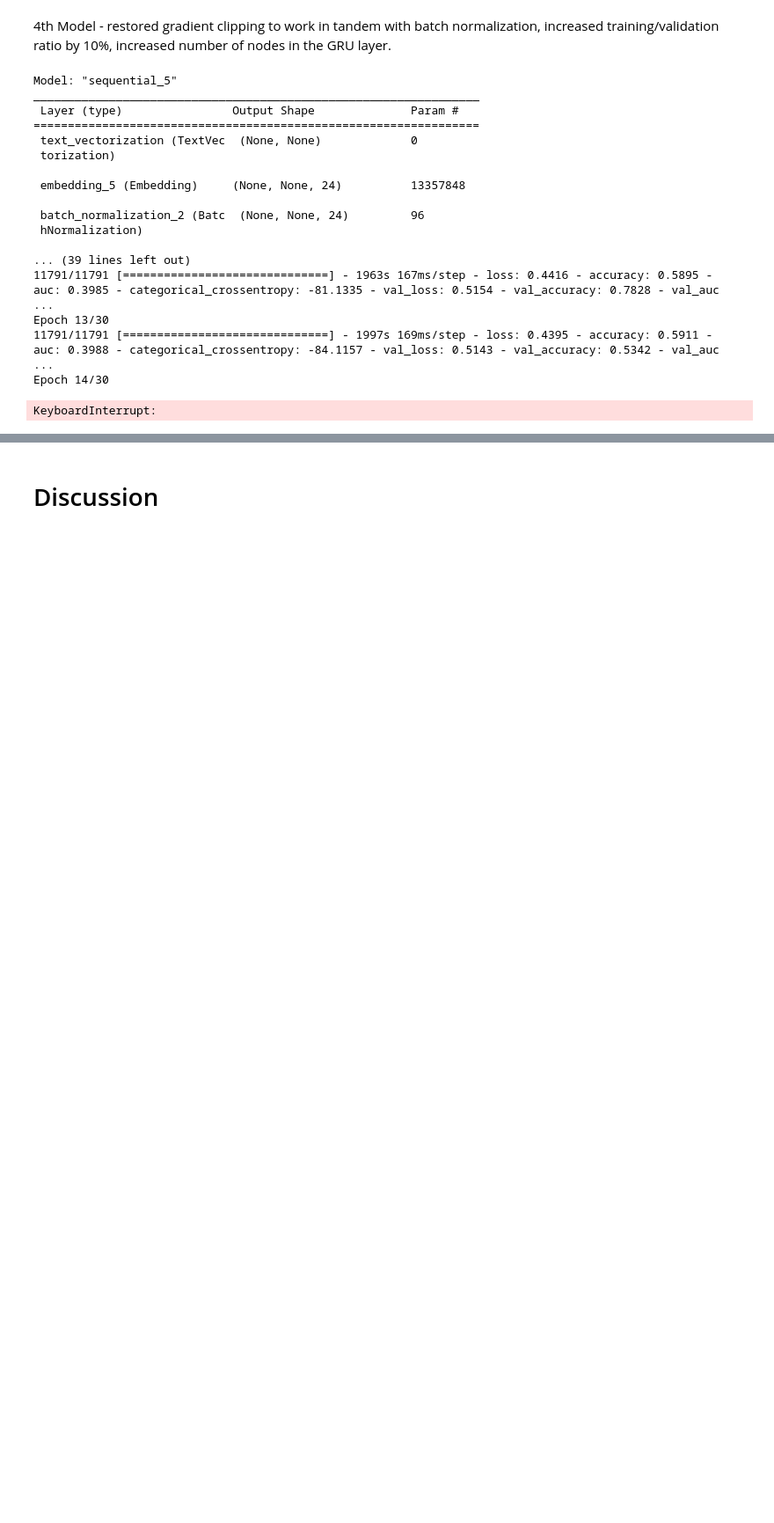
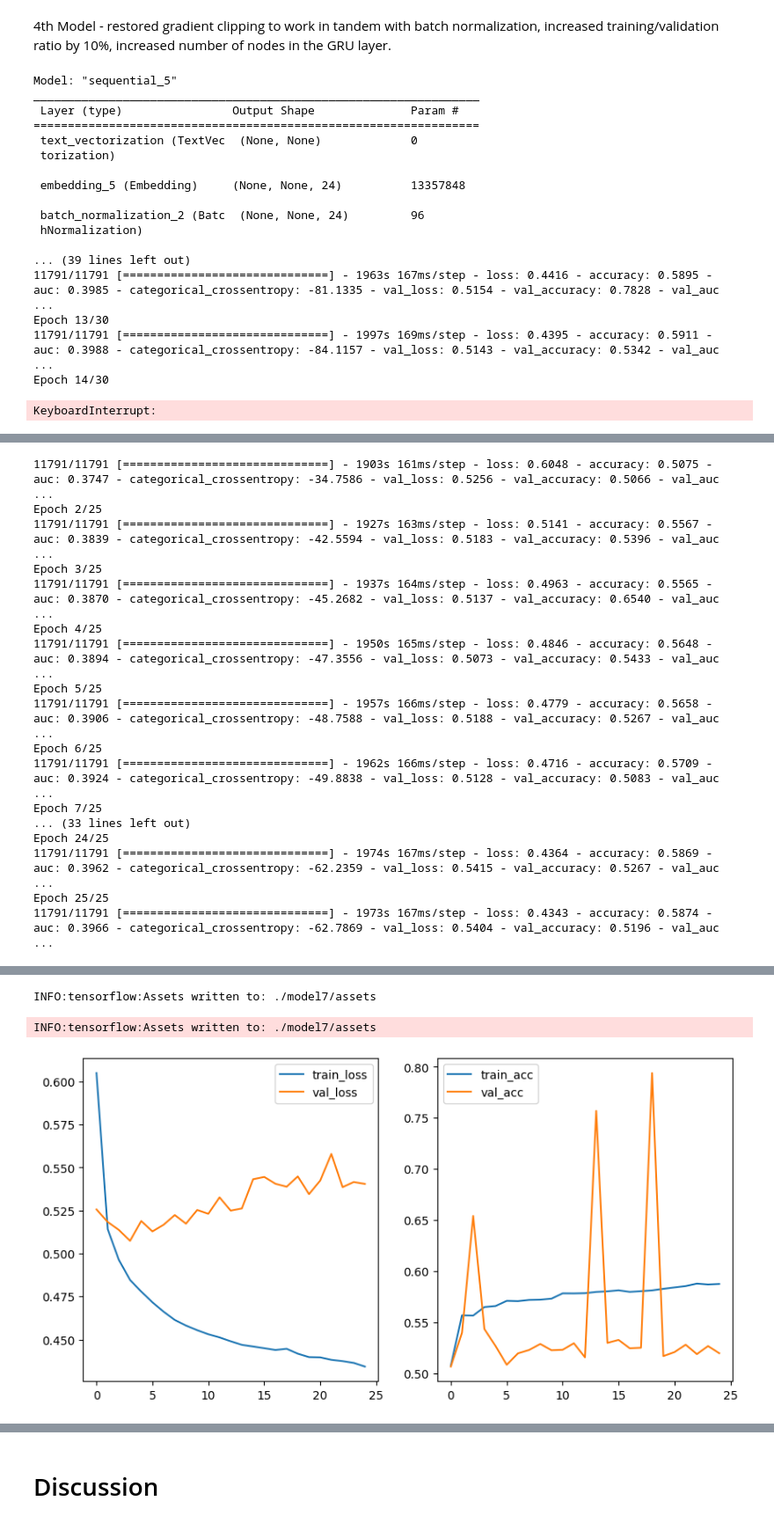
Before and after one commit to ek775/Capstone, a Jupyter notebook: Project Workbook.ipynb, the cells around one changed output, grey strips where cells are left out. Shown at 88% size. Drawn from its saved outputs; the diff is of its cells as text; code cells hidden in the pictures; blank space fills up the shorter version.

```diff
--- a/Project Workbook.ipynb
+++ b/Project Workbook.ipynb
@@ -153,8 +153,6 @@ train.to_csv("./Train&Test/train_split.csv")
 ### Model Construction
 # %% [markdown]
 The general approach is to create a neural network that will encode the data from the abstract, train on those abstracts using its recurrent architecture, and then return the subject codes that correspond. Two methods are generally used for this: LSTM and GRU architecture. The initial model will use GRU architecture due to computational limitations and the size of the dataset, but both mechanisms are candidates for this model.
-# %%
-train = pd.read_csv("./Train&Test/train_split.csv")
 # %%
 #target encoder
 def encode_target(data, features=n_subjects, input_type="string"):
@@ -540,0 +701,56 @@ KeyboardInterrupt:
+# %%
+#7th model
+model7 = Sequential([
+    #input layer
+    tf.keras.Input(shape=(1,), dtype=tf.string),
+    #encoder from cell above
+    encoder,
+    #embedding layer
+    tf.keras.layers.Embedding(
+        input_dim=len(encoder.get_vocabulary())+1,
+        output_dim=24,
+        # Use masking to handle the variable abstract lengths
+        mask_zero=True),
+    #batch normalization
+    tf.keras.layers.BatchNormalization(),
+    #recurrent layer
+    tf.keras.layers.GRU(18),
+    #decision time
+    tf.keras.layers.Dense(12, activation='tanh'),
+    tf.keras.layers.Dense(12, activation='tanh'),
+    tf.keras.layers.Dense(12, activation='tanh'),
+    tf.keras.layers.Dense(n_subjects, activation='softmax')
+])
+
+#compiling the model
+model7.compile(
+    loss='categorical_hinge',
+    #steeper clipping
+    optimizer=tf.keras.optimizers.Adam(amsgrad=True, clipnorm=1.0),
+    metrics=['accuracy',
+             'AUC',
+             tf.keras.metrics.CategoricalCrossentropy()]
+)
+
+#fit the model
+print(model7.summary())
+NL7 = model7.fit(x=train["abstract"], y=train_target, epochs=25,
+                     batch_size=32, validation_split=0.2)
+
+#save the 7th model
+model7.save("./model7")
+
+#training charts for model 7 (highest accuracy)
+train_loss = NL7.history['loss']
+train_acc = NL7.history['accuracy']
+val_loss = NL7.history['val_loss']
+val_acc = NL7.history['val_accuracy']
+
+
+fig, (ax1, ax2) = plt.subplots(1, 2, figsize=(10, 5))
+sns.lineplot(x=NL7.epoch, y=train_loss, ax=ax1, label='train_loss')
+sns.lineplot(x=NL7.epoch, y=train_acc, ax=ax2, label='train_acc')
+
+sns.lineplot(x=NL7.epoch, y=val_loss, ax=ax1, label='val_loss')
+sns.lineplot(x=NL7.epoch, y=val_acc, ax=ax2, label='val_acc');
+# %% [output]
@@ -540,0 +774,17 @@ KeyboardInterrupt:
+11791/11791 [==============================] - 1903s 161ms/step - loss: 0.6048 - accuracy: 0.5075 - auc: 0.3747 - categorical_crossentropy: -34.7586 - val_loss: 0.5256 - val_accuracy: 0.5066 - val_auc ...
+Epoch 2/25
+11791/11791 [==============================] - 1927s 163ms/step - loss: 0.5141 - accuracy: 0.5567 - auc: 0.3839 - categorical_crossentropy: -42.5594 - val_loss: 0.5183 - val_accuracy: 0.5396 - val_auc ...
+Epoch 3/25
+11791/11791 [==============================] - 1937s 164ms/step - loss: 0.4963 - accuracy: 0.5565 - auc: 0.3870 - categorical_crossentropy: -45.2682 - val_loss: 0.5137 - val_accuracy: 0.6540 - val_auc ...
+Epoch 4/25
+11791/11791 [==============================] - 1950s 165ms/step - loss: 0.4846 - accuracy: 0.5648 - auc: 0.3894 - categorical_crossentropy: -47.3556 - val_loss: 0.5073 - val_accuracy: 0.5433 - val_auc ...
+Epoch 5/25
+11791/11791 [==============================] - 1957s 166ms/step - loss: 0.4779 - accuracy: 0.5658 - auc: 0.3906 - categorical_crossentropy: -48.7588 - val_loss: 0.5188 - val_accuracy: 0.5267 - val_auc ...
+Epoch 6/25
+11791/11791 [==============================] - 1962s 166ms/step - loss: 0.4716 - accuracy: 0.5709 - auc: 0.3924 - categorical_crossentropy: -49.8838 - val_loss: 0.5128 - val_accuracy: 0.5083 - val_auc ...
+Epoch 7/25
+... (33 lines left out)
+Epoch 24/25
+11791/11791 [==============================] - 1974s 167ms/step - loss: 0.4364 - accuracy: 0.5869 - auc: 0.3962 - categorical_crossentropy: -62.2359 - val_loss: 0.5415 - val_accuracy: 0.5267 - val_auc ...
+Epoch 25/25
+11791/11791 [==============================] - 1973s 167ms/step - loss: 0.4343 - accuracy: 0.5874 - auc: 0.3966 - categorical_crossentropy: -62.7869 - val_loss: 0.5404 - val_accuracy: 0.5196 - val_auc ...
@@ -540,0 +792,3 @@ KeyboardInterrupt:
+INFO:tensorflow:Assets written to: ./model7/assets
+INFO:tensorflow:Assets written to: ./model7/assets
+[figure, added]
```
Also changed, not shown: parts of 14 cells of this notebook.
